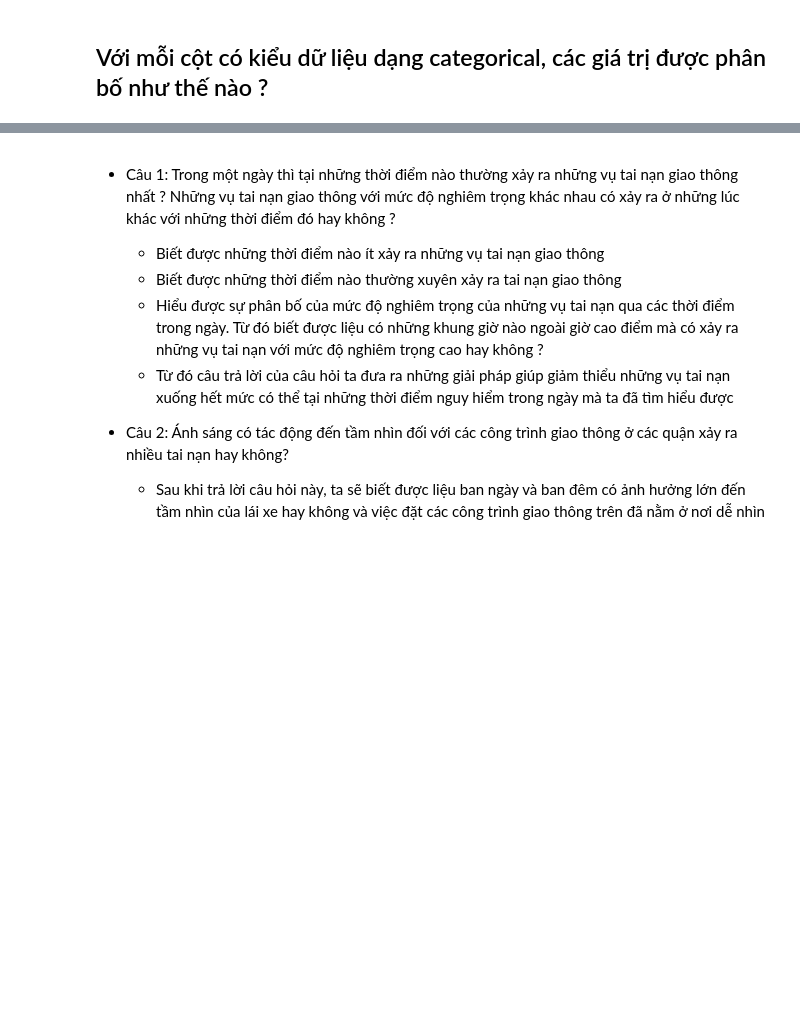
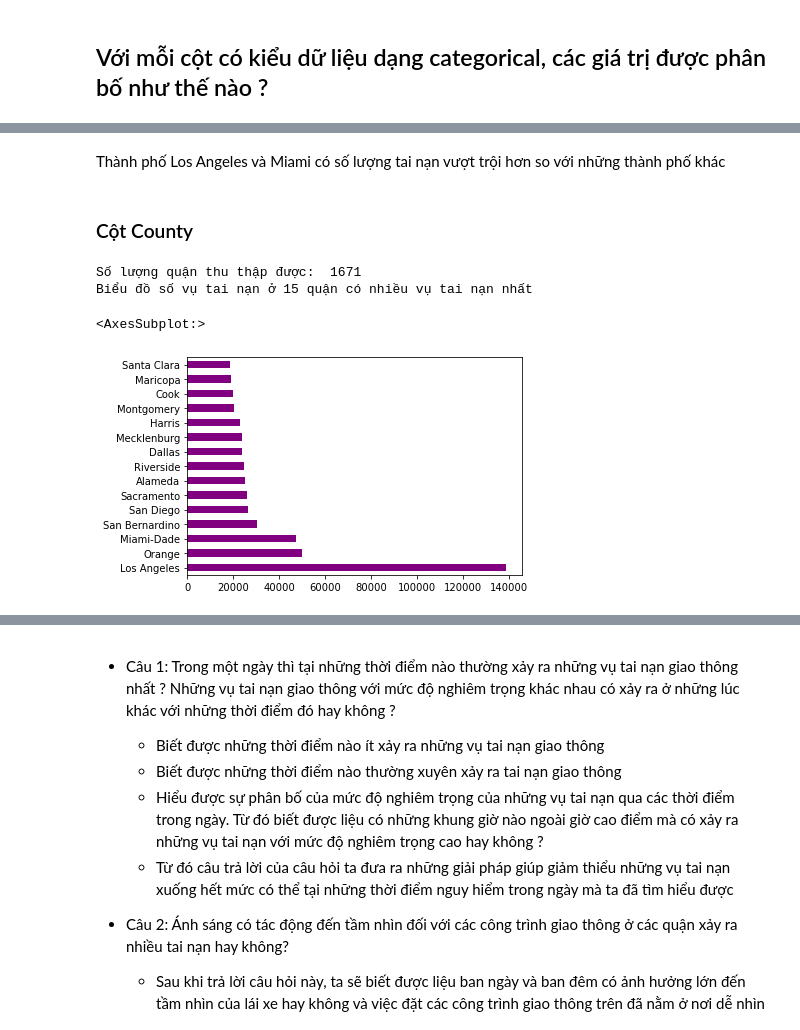
Before and after one commit to vuongthanhan-19127326/dackltkhdl, a Jupyter notebook: projectfinal.ipynb, the cells around one changed output, grey strips where cells are left out. Drawn from its saved outputs; the diff is of its cells as text; code cells hidden in the pictures; blank space fills up the shorter version.

```diff
--- a/projectfinal.ipynb
+++ b/projectfinal.ipynb
@@ -534,0 +622,14 @@ diff_vals       [Night, Day]
+# %% [markdown]
+Thành phố Los Angeles và Miami có số lượng tai nạn vượt trội hơn so với những thành phố khác
+# %% [markdown]
+### Cột County
+# %%
+counties_by_accident = accidents_df.County.value_counts()
+print("Số lượng quận thu thập được: " ,len(counties_by_accident))
+print("Biểu đồ số vụ tai nạn ở 15 quận có nhiều vụ tai nạn nhất")
+counties_by_accident[:15].plot(kind='barh',color = 'purple')
+# %% [output]
+Số lượng quận thu thập được:  1671
+Biểu đồ số vụ tai nạn ở 15 quận có nhiều vụ tai nạn nhất
+<AxesSubplot:>
+[figure, added]
```
Also changed, not shown: parts of 124 cells of this notebook.
